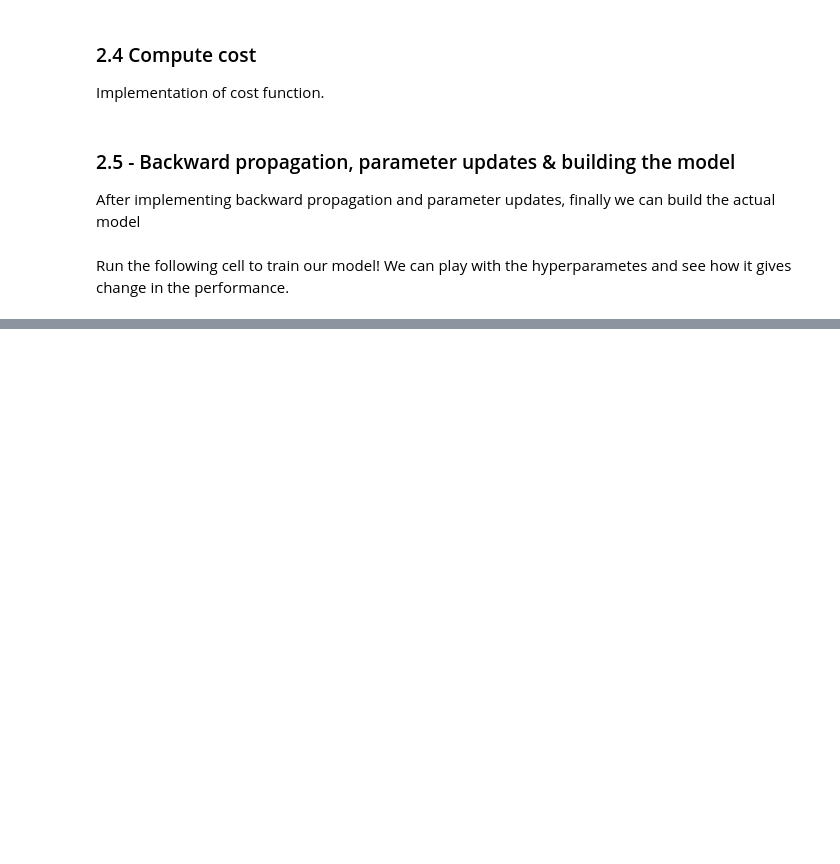
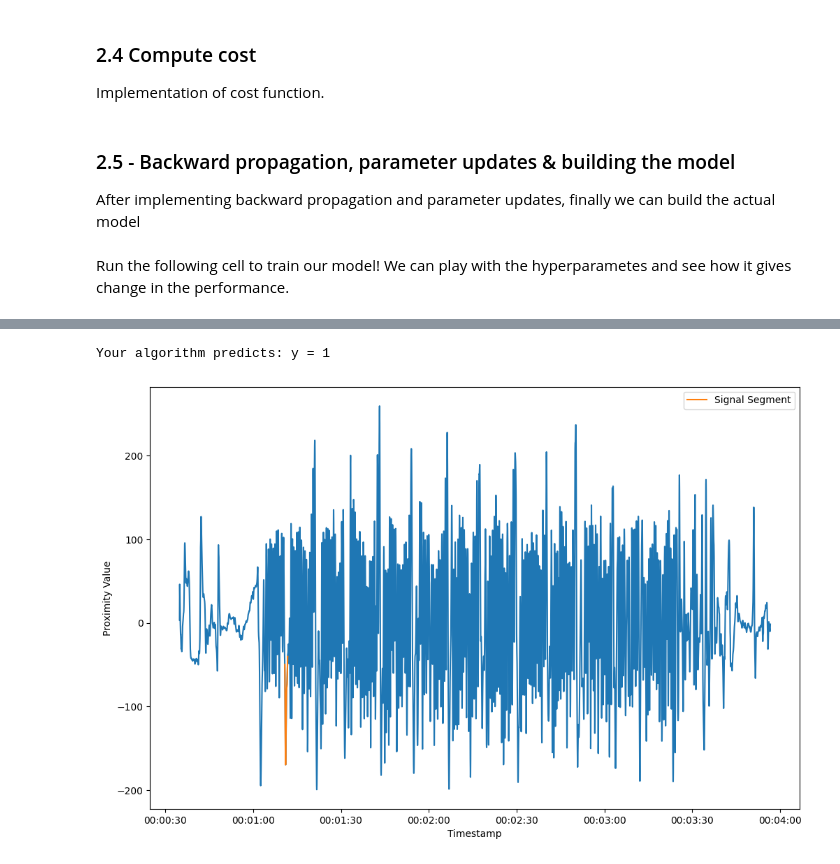
Before and after one commit to arya-tama/bite_detection_neural_network, a Jupyter notebook: TensorFlow_BiteDetection.ipynb, the cells around one changed output, grey strips where cells are left out. Saved outputs shown, nothing was run; the diff lists cells and outputs as text; code cells hidden in the pictures; blank space fills up the shorter version.

```diff
--- a/TensorFlow_BiteDetection.ipynb
+++ b/TensorFlow_BiteDetection.ipynb
@@ -313,0 +310,27 @@ Test Accuracy: 0.9
+# %%
+import pandas as pd
+
+my_signal = "chewing_sequence.h5"
+fname = "signal/" + my_signal
+hdf = pd.HDFStore(fname)
+my_signal = hdf.get('signal')['Proximity']
+
+index = 1960  # change this to see prediction in different segments.
+my_segment = my_signal.values[index:index+50].reshape((1, 50)).T
+X_min = np.amin(my_signal.values)
+X_max = np.amax(my_signal.values)
+my_segment_norm = (my_segment-X_min)/(X_max-X_min)
+timestamp = my_signal.index[index:index+50]
+
+my_segment_prediction = predict(my_segment_norm, parameters)
+
+fig=plt.figure(figsize=(12,8), dpi= 100, facecolor='w', edgecolor='k')
+plt.plot(my_signal.index,my_signal.values)
+plt.plot(timestamp, my_segment, label='Signal Segment')
+plt.xlabel('Timestamp')
+plt.ylabel('Proximity Value')
+plt.legend(loc='upper right')
+print("Your algorithm predicts: y = " + str(np.squeeze(my_segment_prediction)))
+# %% [output]
+Your algorithm predicts: y = 1
+[figure, added]
```
Also changed, not shown: parts of 3 cells of this notebook.
